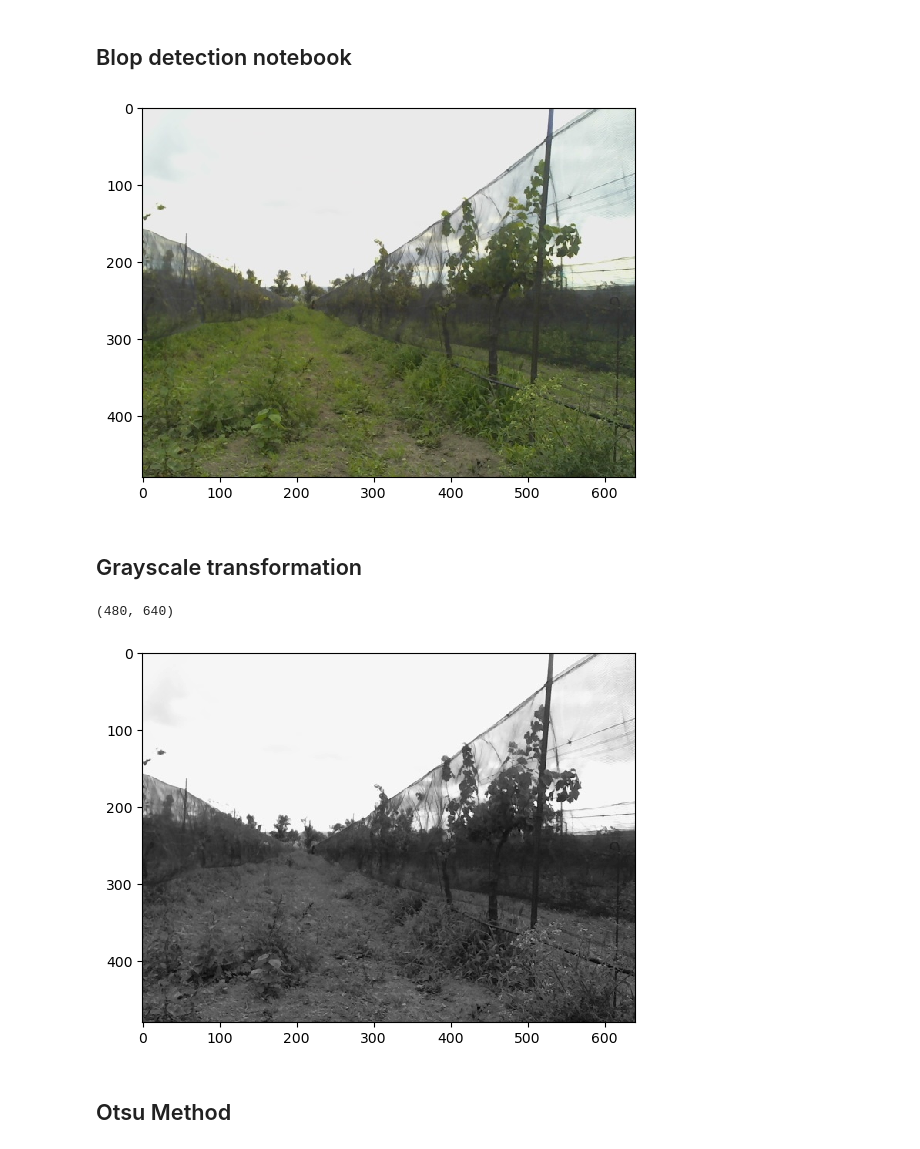
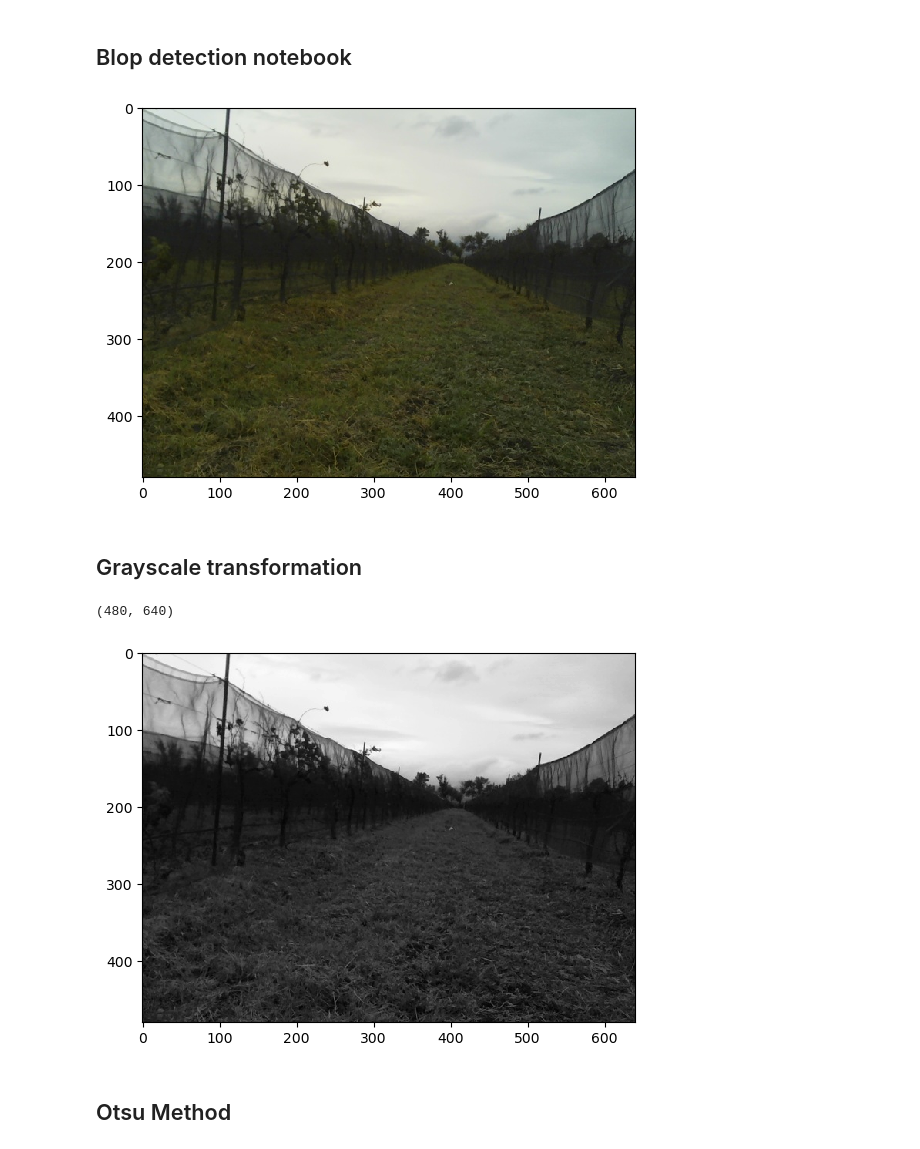
Before and after one commit to EnricoMendez/lines_vineyard, a Jupyter notebook: scripts/Blop detection.ipynb, the cells around one changed output. Cells and saved outputs as stored; diff of their text form; code cells hidden in the pictures.

```diff
--- a/scripts/Blop detection.ipynb
+++ b/scripts/Blop detection.ipynb
@@ -3,21 +3,22 @@
 # %%
 import cv2
 from matplotlib import pyplot as plt
 import numpy as np
 import math
 
-img = cv2.imread("test_images/20221002-223527.jpg")
+#img = cv2.imread("test_images/20221002-223527.jpg")
 #img = cv2.imread("test_images/20221002-223338.jpg")
+img = cv2.imread("test_images/20221019-203009.jpg")
 #cv2.imshow("original",img)
 #cv2.waitKey(0)
 #cv2.destroyAllWindows()
 
 original = cv2.cvtColor(img, cv2.COLOR_BGR2RGB) #Convertion to rgb in order to maintain the same colors in cv2 and pyplot
 plt.imshow(original)
 plt.show()
 image=original
 # %% [output]
-[figure, old version]
+[figure, new version]
 # %% [markdown]
 ## Grayscale transformation
 # %%
@@ -26,7 +27,7 @@ plt.imshow(gray,cmap='gray')
 gray.shape
 # %% [output]
 (480, 640)
-[figure, old version]
+[figure, new version]
 # %% [markdown]
 ## Otsu Method
 # %%
```
Also changed, not shown: parts of 8 cells of this notebook, 9 other files.
